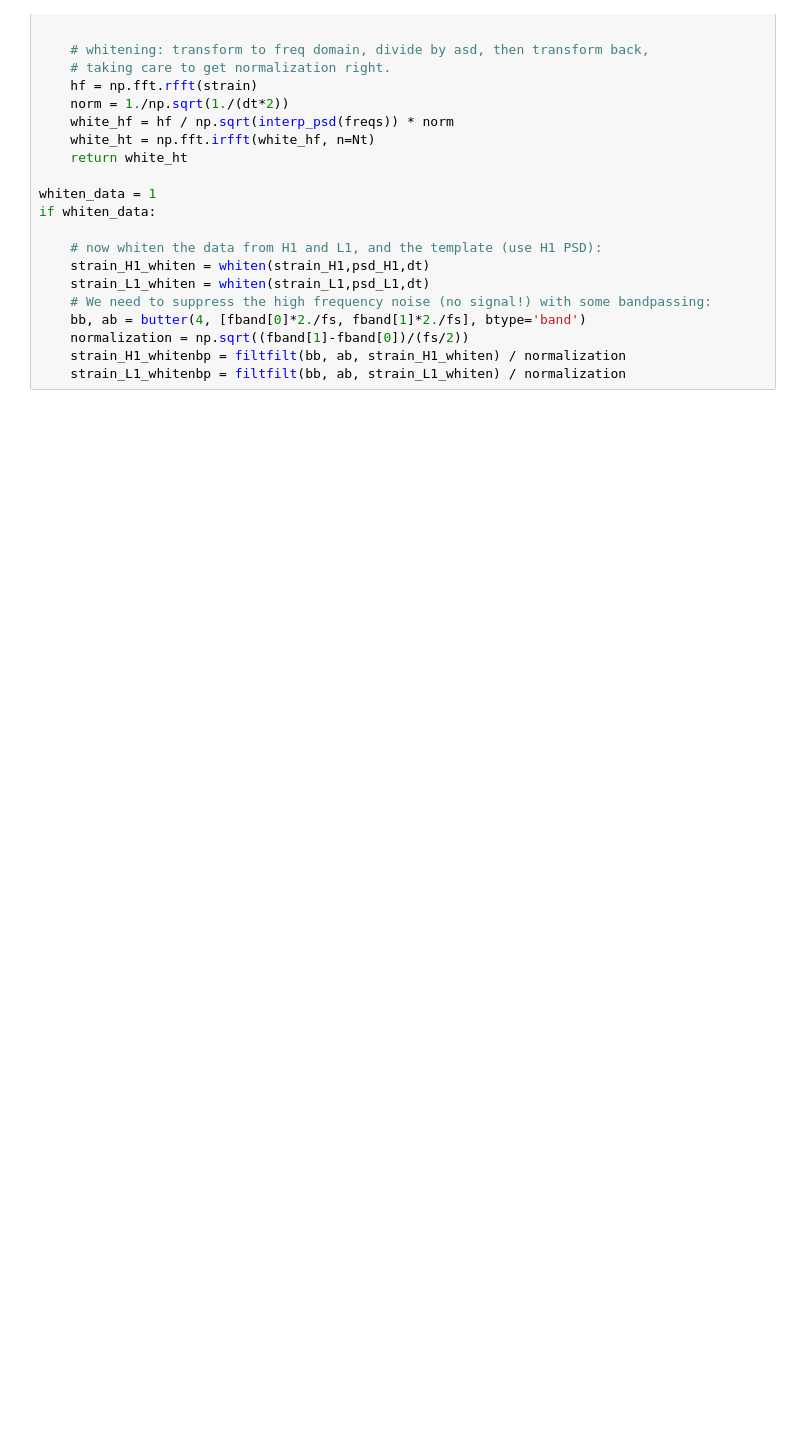
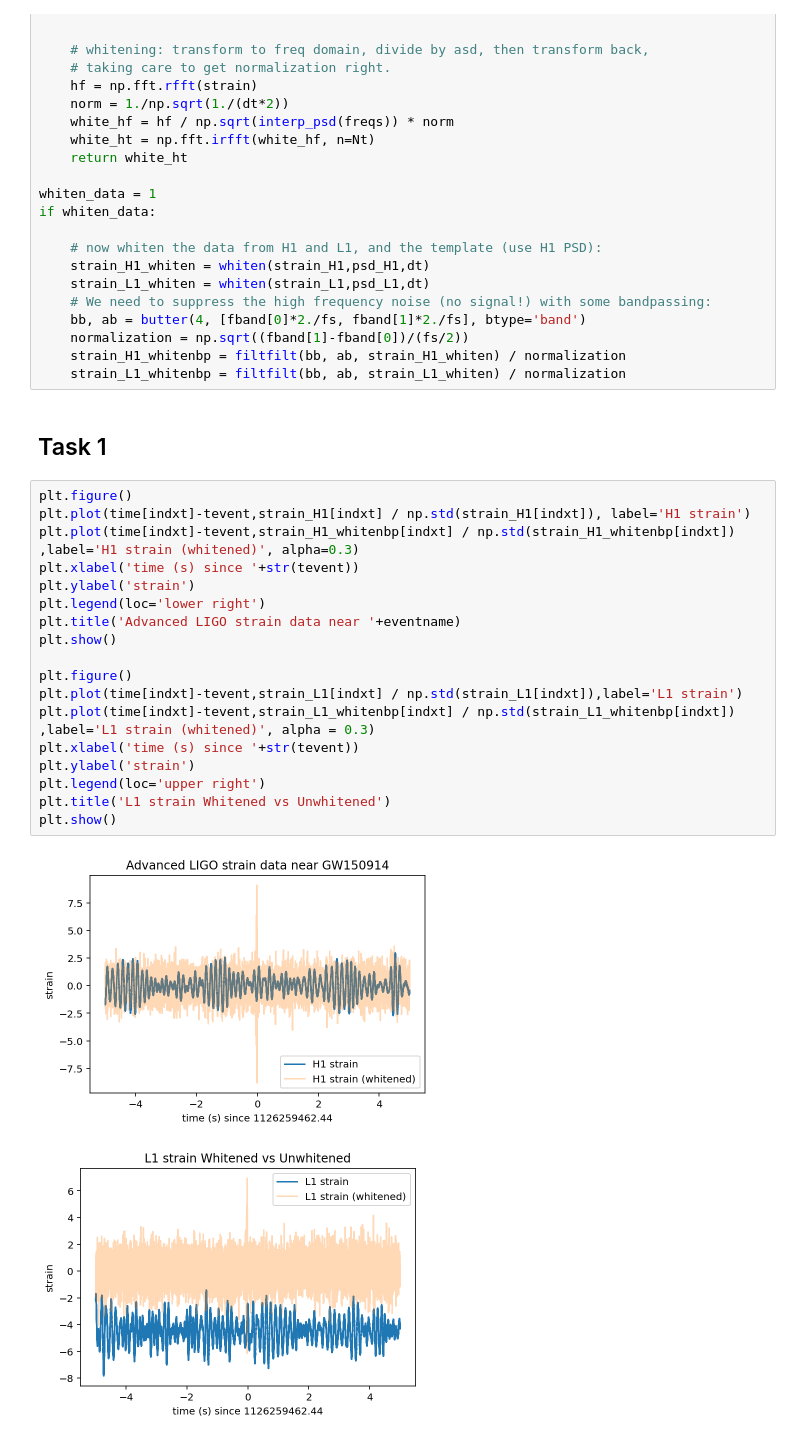
Before and after one commit to RileyWClarke/MLTSA_RCLARKE, a Jupyter notebook: HW8/mltsa_hw8_rclarke.ipynb, the cells around one changed output. Cells and saved outputs as stored; diff of their text form; blank space fills up the shorter version.

```diff
--- a/HW8/mltsa_hw8_rclarke.ipynb
+++ b/HW8/mltsa_hw8_rclarke.ipynb
@@ -282,3 +285,26 @@ if whiten_data:
     normalization = np.sqrt((fband[1]-fband[0])/(fs/2))
     strain_H1_whitenbp = filtfilt(bb, ab, strain_H1_whiten) / normalization
     strain_L1_whitenbp = filtfilt(bb, ab, strain_L1_whiten) / normalization
+# %% [markdown]
+## Task 1
+# %%
+plt.figure()
+plt.plot(time[indxt]-tevent,strain_H1[indxt] / np.std(strain_H1[indxt]), label='H1 strain')
+plt.plot(time[indxt]-tevent,strain_H1_whitenbp[indxt] / np.std(strain_H1_whitenbp[indxt]) ,label='H1 strain (whitened)', alpha=0.3)
+plt.xlabel('time (s) since '+str(tevent))
+plt.ylabel('strain')
+plt.legend(loc='lower right')
+plt.title('Advanced LIGO strain data near '+eventname)
+plt.show()
+
+plt.figure()
+plt.plot(time[indxt]-tevent,strain_L1[indxt] / np.std(strain_L1[indxt]),label='L1 strain')
+plt.plot(time[indxt]-tevent,strain_L1_whitenbp[indxt] / np.std(strain_L1_whitenbp[indxt]) ,label='L1 strain (whitened)', alpha = 0.3)
+plt.xlabel('time (s) since '+str(tevent))
+plt.ylabel('strain')
+plt.legend(loc='upper right')
+plt.title('L1 strain Whitened vs Unwhitened')
+plt.show()
+# %% [output]
+[figure, added]
+[figure, added]
```
Also changed, not shown: parts of 7 cells of this notebook.
